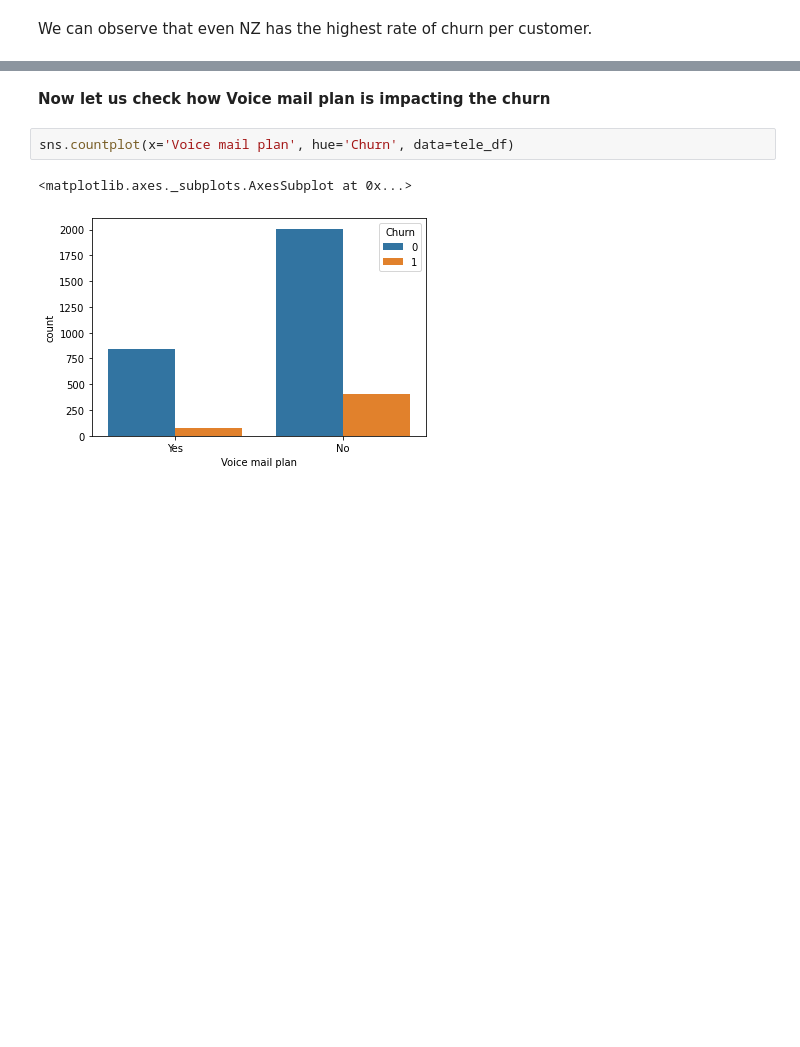
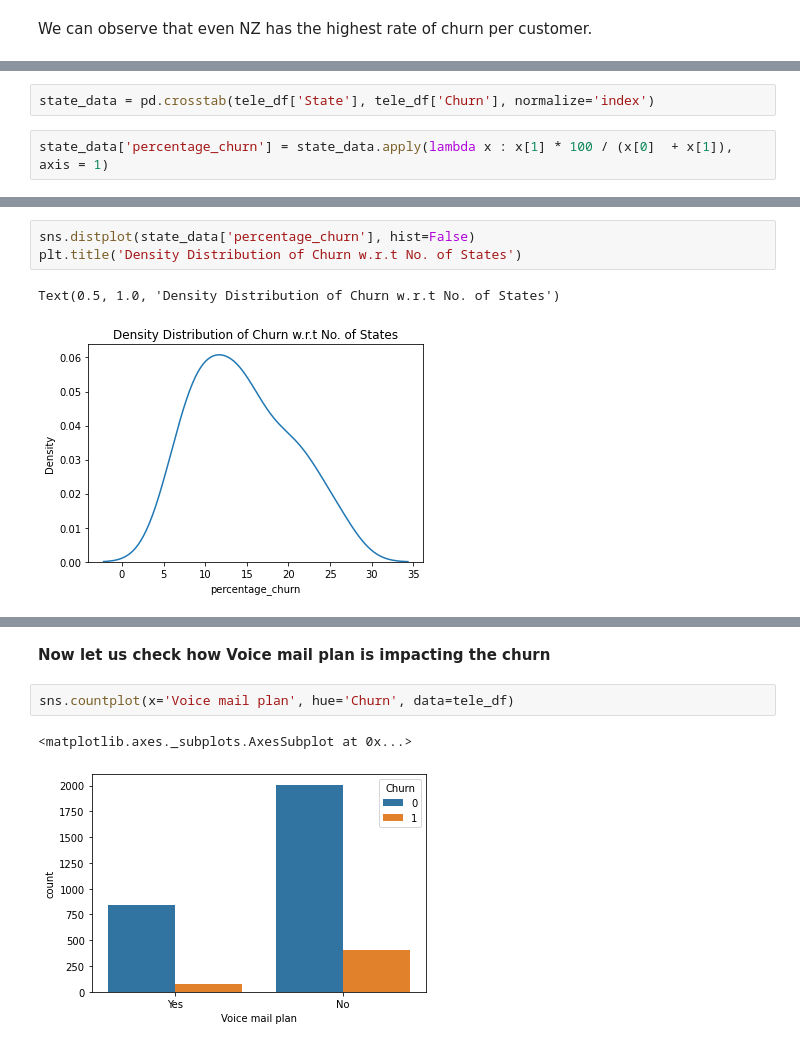
Before and after one commit to DT22179/Telecom-Churn-Analysis, a Jupyter notebook: Telecom_Churn_Analysis_Capstone_Project.ipynb, the cells around one changed output, grey strips where cells are left out. Drawn from its saved outputs; the diff is of its cells as text; blank space fills up the shorter version.

```diff
--- a/Telecom_Churn_Analysis_Capstone_Project.ipynb
+++ b/Telecom_Churn_Analysis_Capstone_Project.ipynb
@@ -311,0 +336,4 @@ We can observe that even NZ has the highest rate of churn per customer.
+# %%
+state_data = pd.crosstab(tele_df['State'], tele_df['Churn'], normalize='index')
+# %%
+state_data['percentage_churn'] = state_data.apply(lambda x : x[1] * 100 / (x[0]  + x[1]), axis = 1)
@@ -311,0 +361,6 @@ We can observe that even NZ has the highest rate of churn per customer.
+# %%
+sns.distplot(state_data['percentage_churn'], hist=False)
+plt.title('Density Distribution of Churn w.r.t No. of States')
+# %% [output]
+Text(0.5, 1.0, 'Density Distribution of Churn w.r.t No. of States')
+[figure, added]
```
Also changed, not shown: parts of 32 cells of this notebook.
